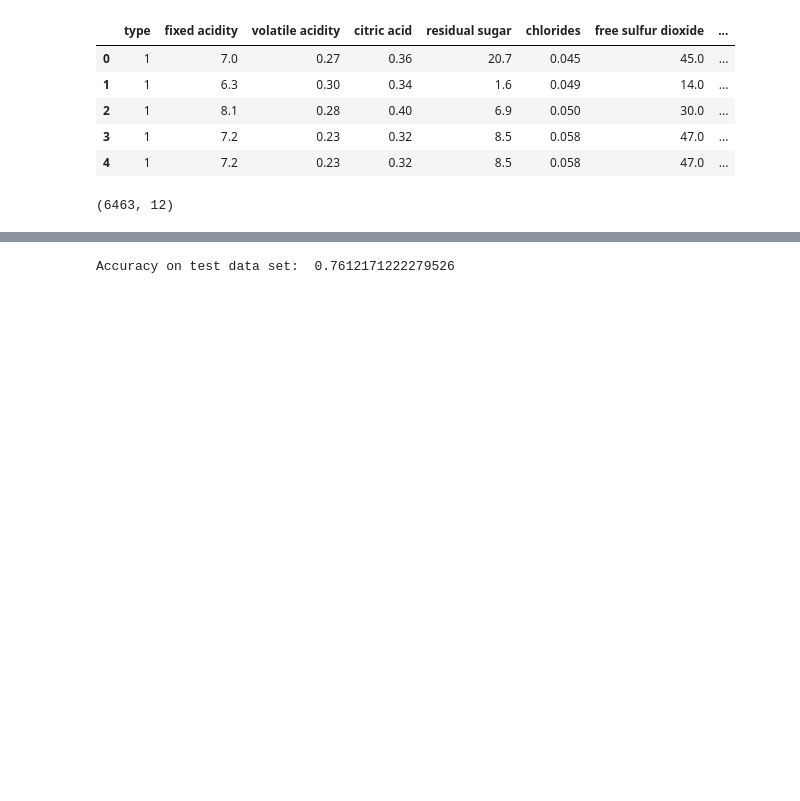
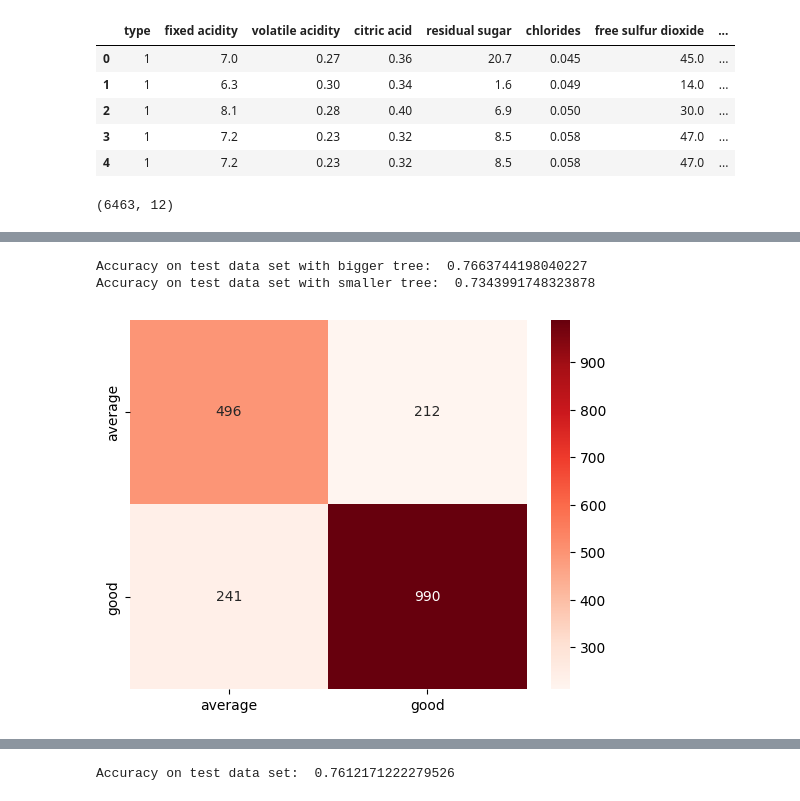
Before and after one commit to piotrd22/computational_intelligence_ug, a Jupyter notebook: project02/project.ipynb, the cells around one changed output, grey strips where cells are left out. Cells and saved outputs as stored; diff of their text form; code cells hidden in the pictures; blank space fills up the shorter version.

```diff
--- a/project02/project.ipynb
+++ b/project02/project.ipynb
@@ -215,0 +265,13 @@ x_train, x_test, y_train, y_test = train_test_split(X, y, train_size=0.7, shuffl
+# %%
+prediction = clf.predict(x_test)
+prediction_smaller = clf_smaller.predict(x_test)
+
+print("Accuracy on test data set with bigger tree: ", accuracy_score(prediction, y_test))
+print("Accuracy on test data set with smaller tree: ", accuracy_score(prediction_smaller, y_test))
+# %% [output]
+Accuracy on test data set with bigger tree:  0.7663744198040227
+Accuracy on test data set with smaller tree:  0.7343991748323878
+# %%
+ax = sns.heatmap(confusion_matrix(y_test, prediction), annot=True, fmt="d", cmap="Reds", xticklabels=labels, yticklabels=labels)
+# %% [output]
+[figure, added]
```
Also changed, not shown: parts of 22 cells of this notebook.
